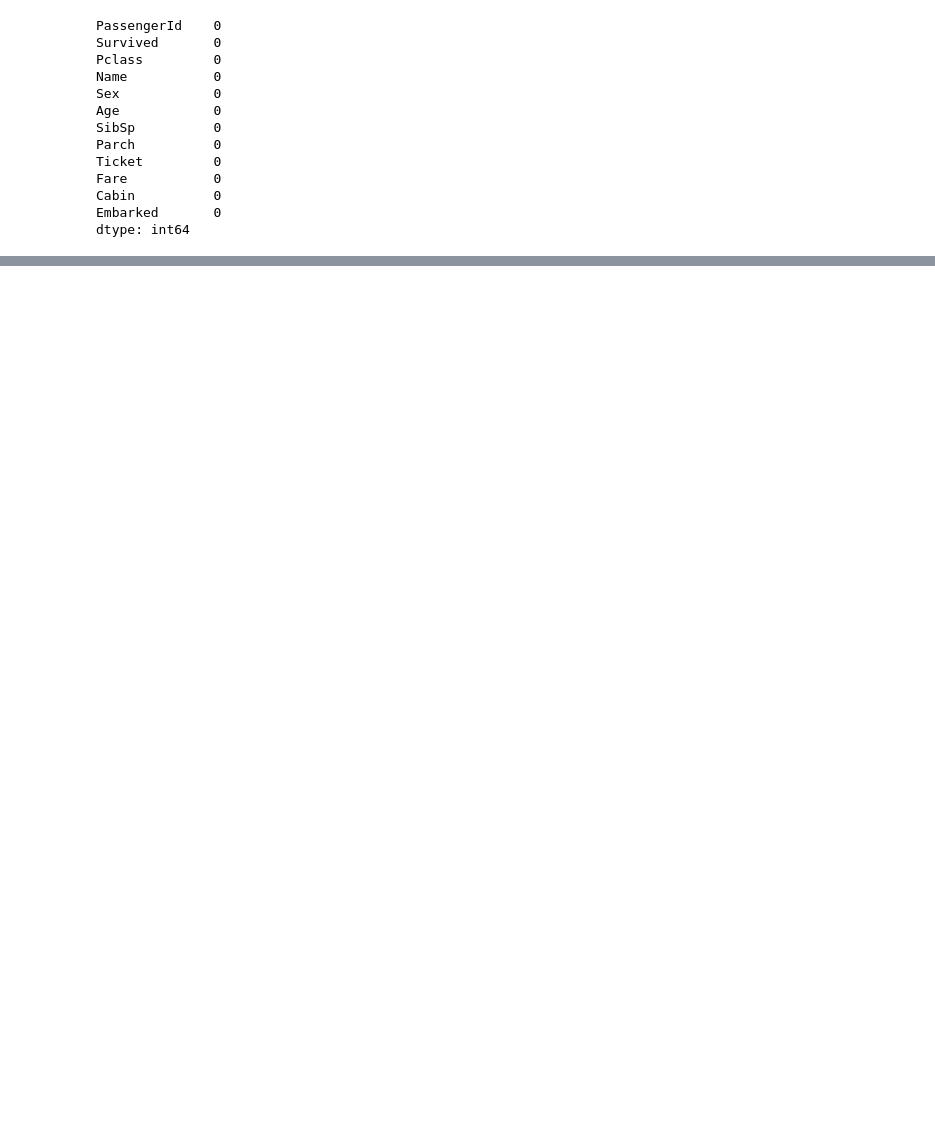
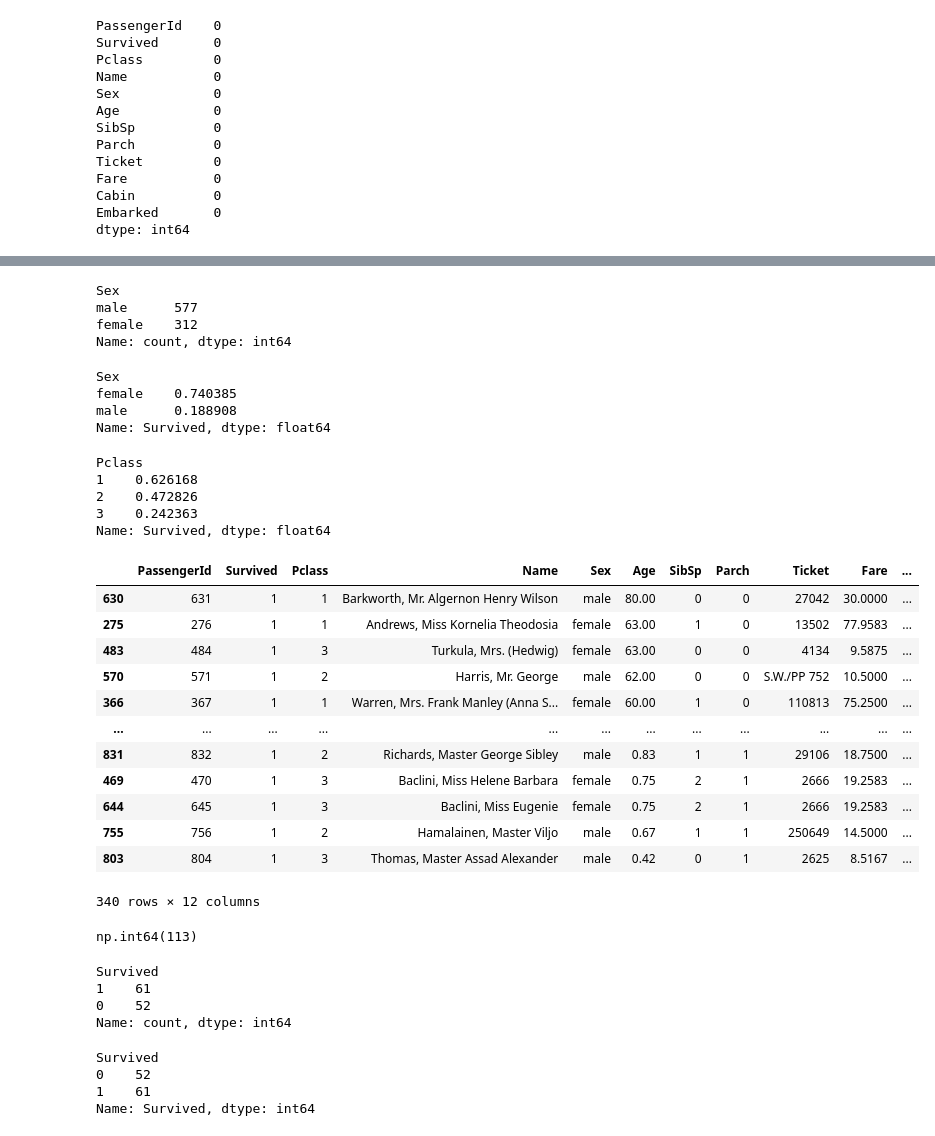
Before and after one commit to Bhavik-Sanghar/Python_practice, a Jupyter notebook: pandas.ipynb, the cells around one changed output, grey strips where cells are left out. Drawn from its saved outputs; the diff is of its cells as text; code cells hidden in the pictures; blank space fills up the shorter version.

```diff
--- a/pandas.ipynb
+++ b/pandas.ipynb
@@ -366,0 +400,62 @@ dtype: int64
+# %%
+df.Sex.value_counts()
+# %% [output]
+Sex
+male      577
+female    312
+Name: count, dtype: int64
+# %%
+df['Survived'].groupby(df.Sex).mean()
+# %% [output]
+Sex
+female    0.740385
+male      0.188908
+Name: Survived, dtype: float64
+# %%
+df.Survived.groupby(df.Pclass).mean()
+# %% [output]
+Pclass
+1    0.626168
+2    0.472826
+3    0.242363
+Name: Survived, dtype: float64
+# %%
+oldest_surviour = df[(df.Survived == 1)]
+oldest_surviour.Age.max()
+oldest_surviour.sort_values(by='Age' , ascending=False)
+# %% [output]
+|  | PassengerId | Survived | Pclass | Name | Sex | Age | SibSp | Parch | Ticket | Fare | ... |
+| 630 | 631 | 1 | 1 | Barkworth, Mr. Algernon Henry Wilson | male | 80.00 | 0 | 0 | 27042 | 30.0000 | ... |
+| 275 | 276 | 1 | 1 | Andrews, Miss Kornelia Theodosia | female | 63.00 | 1 | 0 | 13502 | 77.9583 | ... |
+| 483 | 484 | 1 | 3 | Turkula, Mrs. (Hedwig) | female | 63.00 | 0 | 0 | 4134 | 9.5875 | ... |
+| 570 | 571 | 1 | 2 | Harris, Mr. George | male | 62.00 | 0 | 0 | S.W./PP 752 | 10.5000 | ... |
+| 366 | 367 | 1 | 1 | Warren, Mrs. Frank Manley (Anna S... | female | 60.00 | 1 | 0 | 110813 | 75.2500 | ... |
+| ... | ... | ... | ... | ... | ... | ... | ... | ... | ... | ... | ... |
+| 831 | 832 | 1 | 2 | Richards, Master George Sibley | male | 0.83 | 1 | 1 | 29106 | 18.7500 | ... |
+| 469 | 470 | 1 | 3 | Baclini, Miss Helene Barbara | female | 0.75 | 2 | 1 | 2666 | 19.2583 | ... |
+| 644 | 645 | 1 | 3 | Baclini, Miss Eugenie | female | 0.75 | 2 | 1 | 2666 | 19.2583 | ... |
+| 755 | 756 | 1 | 2 | Hamalainen, Master Viljo | male | 0.67 | 1 | 1 | 250649 | 14.5000 | ... |
+| 803 | 804 | 1 | 3 | Thomas, Master Assad Alexander | male | 0.42 | 0 | 1 | 2625 | 8.5167 | ... |
+340 rows × 12 columns
+# %%
+children_df = df[df.Age < 18]
+children_df.Age.count()
+# %% [output]
+np.int64(113)
+# %%
+children_df.Survived.value_counts()
+# %% [output]
+Survived
+1    61
+0    52
+Name: count, dtype: int64
+# %%
+children_df.Survived.mean()
+child_survived = children_df[children_df.Survived == 1]
+child_survived.Survived.count()
+children_df.groupby(df.Survived).Survived.count()
+# %% [output]
+Survived
+0    52
+1    61
+Name: Survived, dtype: int64
```
Also changed, not shown: parts of 12 cells of this notebook, 2 other files.
